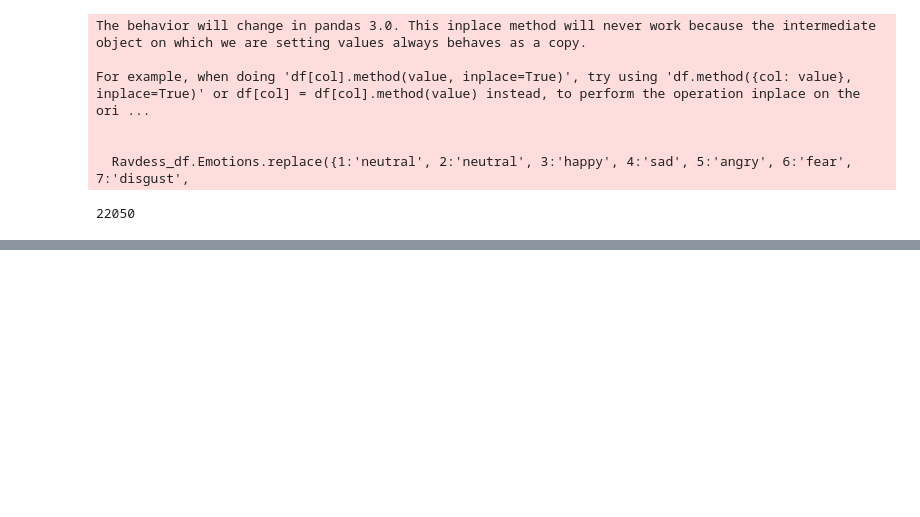
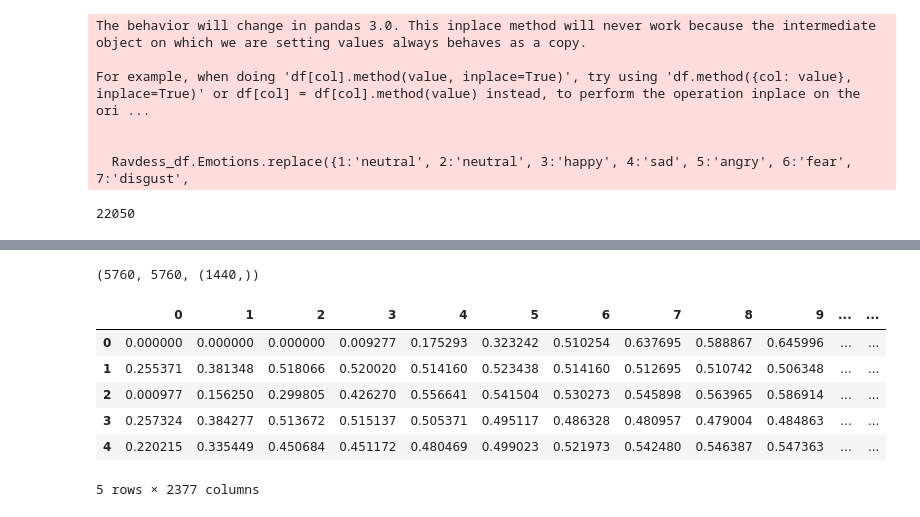
Before and after one commit to Evans-tats/CodeAlpha_Emotion-Recognition-from-Speech, a Jupyter notebook: Emotion_Recognition_from_Speech.ipynb, the cells around one changed output, grey strips where cells are left out. Saved outputs shown, nothing was run; the diff lists cells and outputs as text; code cells hidden in the pictures; blank space fills up the shorter version.

```diff
--- a/Emotion_Recognition_from_Speech.ipynb
+++ b/Emotion_Recognition_from_Speech.ipynb
@@ -87,0 +74,3 @@ for i in data:
+# %%
+data_path=pd.DataFrame(file_path,columns=['Path'])
+data_path.head()
@@ -109,2 +105,3 @@ emotion_labels[300]
 # %%
-emotion_df = pd.DataFrame(file_emotion, columns=['Emotions'])
+emotion_df = pd.DataFrame(emotion_labels, columns=['Emotions'])
+emotion_df.head()
@@ -169,0 +255,17 @@ ipd.Audio(data,rate=sr)
+# %%
+import timeit
+from tqdm import tqdm
+
+start = timeit.default_timer()
+X,Y=[],[]
+for path,emotion,index in tqdm (zip(Ravdess_df.Path,Ravdess_df.Emotions,range(data_path.Path.shape[0]))):
+    features=get_features(path)
+    if index%500==0:
+        print(f'{index} audio has been processed')
+    for i in features:
+        X.append(i)
+        Y.append(emotion)
+print('Done')
+stop = timeit.default_timer()
+
+print('Time: ', stop - start)
@@ -169,0 +278,17 @@ ipd.Audio(data,rate=sr)
+# %%
+len(X), len(Y), data_path.Path.shape
+# %% [output]
+(5760, 5760, (1440,))
+# %%
+Emotions = pd.DataFrame(X)
+Emotions['Emotions'] = Y
+Emotions.to_csv('emotion.csv', index=False)
+Emotions.head()
+# %% [output]
+|  | 0 | 1 | 2 | 3 | 4 | 5 | 6 | 7 | 8 | 9 | ... | ... |
+| 0 | 0.000000 | 0.000000 | 0.000000 | 0.009277 | 0.175293 | 0.323242 | 0.510254 | 0.637695 | 0.588867 | 0.645996 | ... | ... |
+| 1 | 0.255371 | 0.381348 | 0.518066 | 0.520020 | 0.514160 | 0.523438 | 0.514160 | 0.512695 | 0.510742 | 0.506348 | ... | ... |
+| 2 | 0.000977 | 0.156250 | 0.299805 | 0.426270 | 0.556641 | 0.541504 | 0.530273 | 0.545898 | 0.563965 | 0.586914 | ... | ... |
+| 3 | 0.257324 | 0.384277 | 0.513672 | 0.515137 | 0.505371 | 0.495117 | 0.486328 | 0.480957 | 0.479004 | 0.484863 | ... | ... |
+| 4 | 0.220215 | 0.335449 | 0.450684 | 0.451172 | 0.480469 | 0.499023 | 0.521973 | 0.542480 | 0.546387 | 0.547363 | ... | ... |
+5 rows × 2377 columns
```
Also changed, not shown: parts of 24 cells of this notebook.
